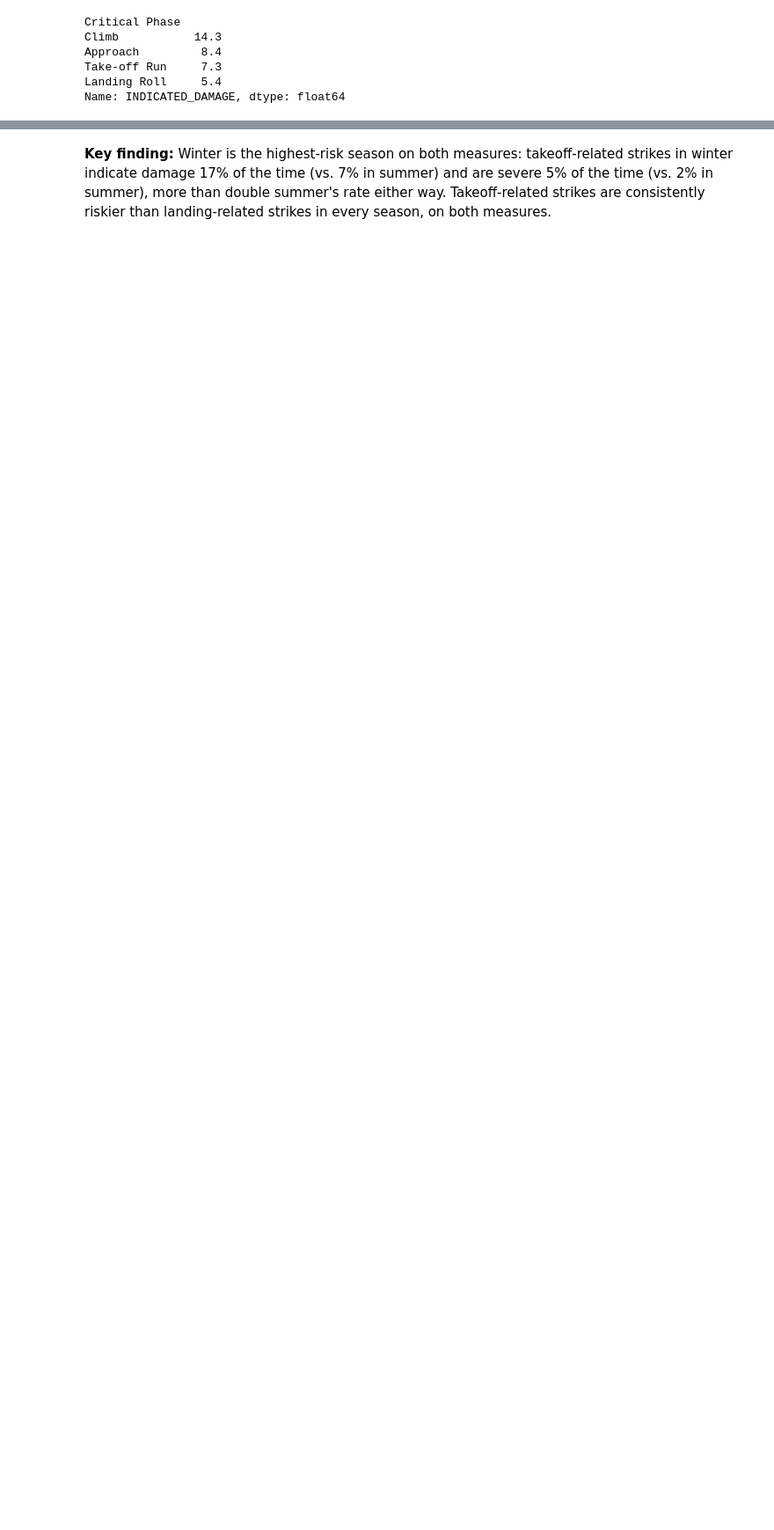
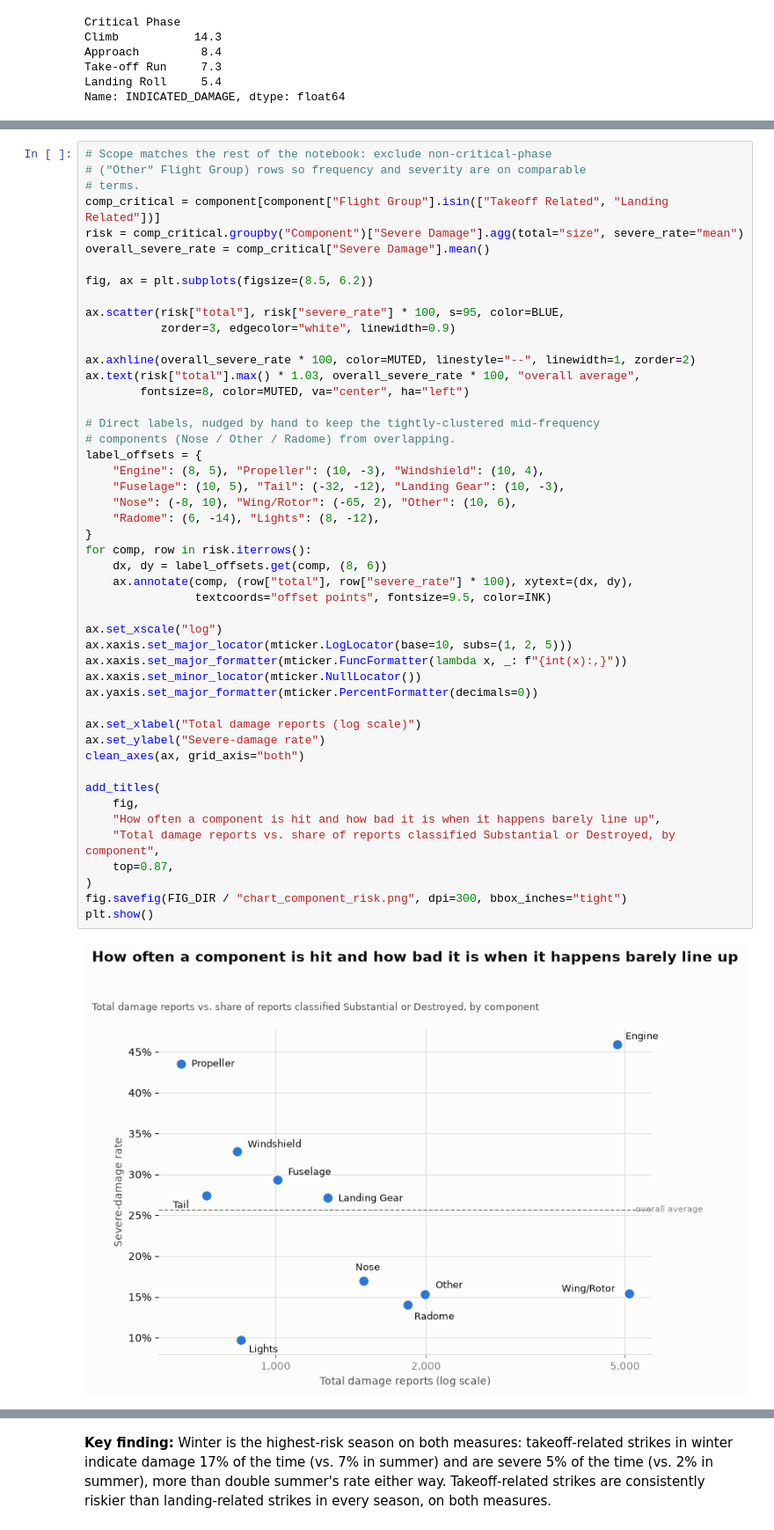
Before and after one commit to asbandara/FAA_Willife_Strike_Analysis, a Jupyter notebook: FAA_Wildlife_Strike_Charts.ipynb, the cells around one changed output, grey strips where cells are left out. Shown at 88% size. Saved outputs shown, nothing was run; the diff lists cells and outputs as text; blank space fills up the shorter version.

Commit message:
Update wildlife strike analysis notebook

```diff
--- a/FAA_Wildlife_Strike_Charts.ipynb
+++ b/FAA_Wildlife_Strike_Charts.ipynb
@@ -317,0 +204,50 @@ comp_sev.sort_values("mean", ascending=False)
+# %%
+# Scope matches the rest of the notebook: exclude non-critical-phase
+# ("Other" Flight Group) rows so frequency and severity are on comparable
+# terms.
+comp_critical = component[component["Flight Group"].isin(["Takeoff Related", "Landing Related"])]
+risk = comp_critical.groupby("Component")["Severe Damage"].agg(total="size", severe_rate="mean")
+overall_severe_rate = comp_critical["Severe Damage"].mean()
+
+fig, ax = plt.subplots(figsize=(8.5, 6.2))
+
+ax.scatter(risk["total"], risk["severe_rate"] * 100, s=95, color=BLUE,
+           zorder=3, edgecolor="white", linewidth=0.9)
+
+ax.axhline(overall_severe_rate * 100, color=MUTED, linestyle="--", linewidth=1, zorder=2)
+ax.text(risk["total"].max() * 1.03, overall_severe_rate * 100, "overall average",
+        fontsize=8, color=MUTED, va="center", ha="left")
+
+# Direct labels, nudged by hand to keep the tightly-clustered mid-frequency
+# components (Nose / Other / Radome) from overlapping.
+label_offsets = {
+    "Engine": (8, 5), "Propeller": (10, -3), "Windshield": (10, 4),
+    "Fuselage": (10, 5), "Tail": (-32, -12), "Landing Gear": (10, -3),
+    "Nose": (-8, 10), "Wing/Rotor": (-65, 2), "Other": (10, 6),
+    "Radome": (6, -14), "Lights": (8, -12),
+}
+for comp, row in risk.iterrows():
+    dx, dy = label_offsets.get(comp, (8, 6))
+    ax.annotate(comp, (row["total"], row["severe_rate"] * 100), xytext=(dx, dy),
+                textcoords="offset points", fontsize=9.5, color=INK)
+
+ax.set_xscale("log")
+ax.xaxis.set_major_locator(mticker.LogLocator(base=10, subs=(1, 2, 5)))
+ax.xaxis.set_major_formatter(mticker.FuncFormatter(lambda x, _: f"{int(x):,}"))
+ax.xaxis.set_minor_locator(mticker.NullLocator())
+ax.yaxis.set_major_formatter(mticker.PercentFormatter(decimals=0))
+
+ax.set_xlabel("Total damage reports (log scale)")
+ax.set_ylabel("Severe-damage rate")
+clean_axes(ax, grid_axis="both")
+
+add_titles(
+    fig,
+    "How often a component is hit and how bad it is when it happens barely line up",
+    "Total damage reports vs. share of reports classified Substantial or Destroyed, by component",
+    top=0.87,
+)
+fig.savefig(FIG_DIR / "chart_component_risk.png", dpi=300, bbox_inches="tight")
+plt.show()
+# %% [output]
+[figure, added]
```
Also changed, not shown: parts of 10 cells of this notebook.
